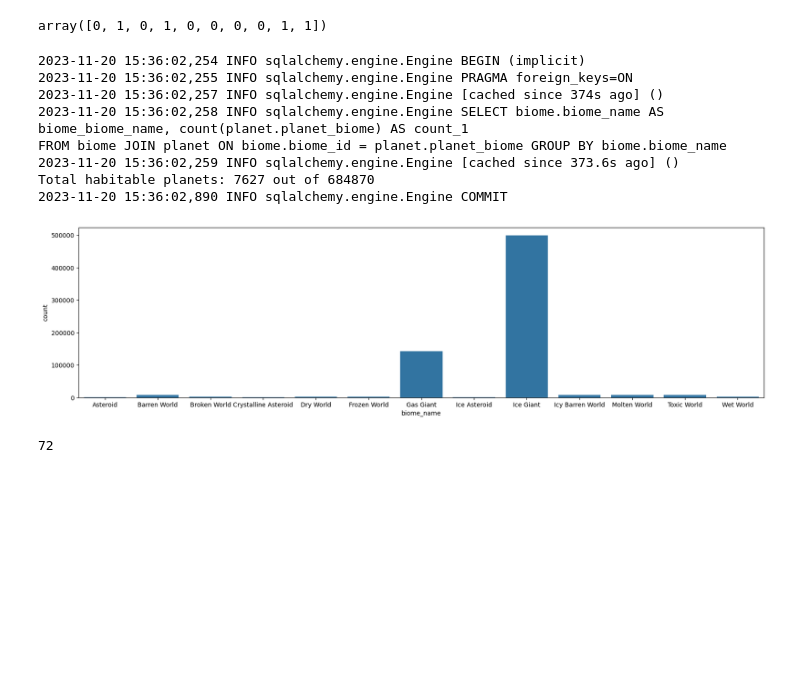
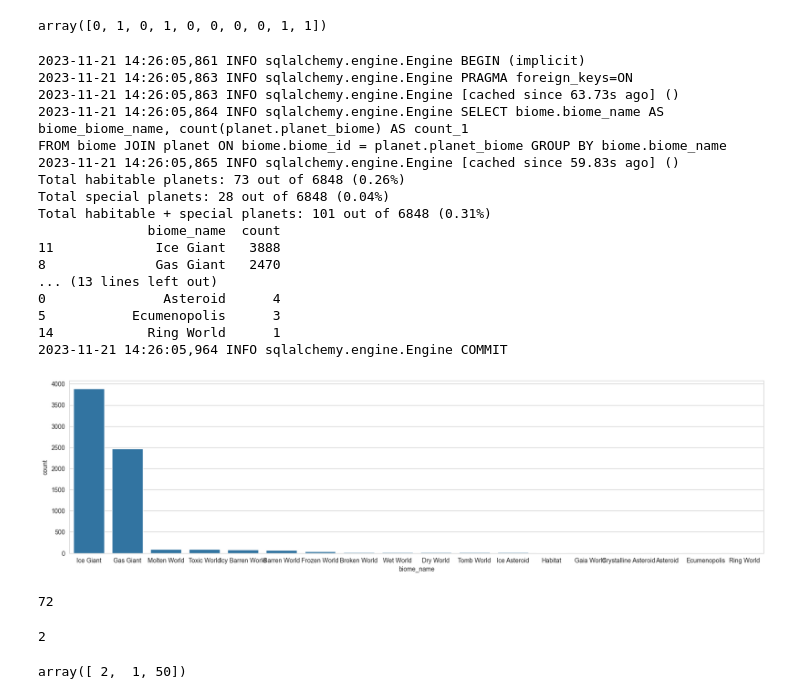
Before and after one commit to alexdaiii/spaceships-database, a Jupyter notebook: src/scratch/plot_pdf.ipynb, the cells around one changed output. Cells and saved outputs as stored; diff of their text form; code cells hidden in the pictures; blank space fills up the shorter version.

```diff
--- a/src/scratch/plot_pdf.ipynb
+++ b/src/scratch/plot_pdf.ipynb
@@ -185,43 +185,92 @@ array([0, 1, 0, 1, 0, 0, 0, 0, 1, 1])
 from sqlalchemy import func
 from src.models import Biome
 
 
 def plot_planet_by_biome():
     with get_session(engine) as session:
         # get:
         """
         SELECT biome.biome_name, COUNT(planet.biome_id) AS count
         FROM planet
         INNER JOIN biome ON planet.biome_id = biome.biome_id
         """
         biome_count = session.query(Biome.biome_name, func.count(Planet.planet_biome)).join(Planet).group_by(
             Biome.biome_name).all()
 
         # convert to df
         biome_count = pd.DataFrame(biome_count, columns=["biome_name", "count"])
 
         # print number habitable (Dry World, Frozen World, Wet World)
         habitable = biome_count[biome_count["biome_name"].isin(["Dry World", "Frozen World", "Wet World"])]
-        print(f"Total habitable planets: {habitable['count'].sum()} out of {biome_count['count'].sum()}")
+        pct_habitable = habitable["count"] / biome_count["count"].sum()
+        print(f"Total habitable planets: {habitable['count'].sum()} out of {biome_count['count'].sum()}",
+              f"({pct_habitable.values[0] * 100:.2f}%)")
+
+        # # prin number special worlds (Gaia, Tomb, Ecumenopolis, Ringworld)
+        special = biome_count[
+            biome_count["biome_name"].isin(["Gaia World", "Tomb World", "Ecumenopolis", "Ring World"])]
+        pct_special = special["count"] / biome_count["count"].sum()
+        print(f"Total special planets: {special['count'].sum()} out of {biome_count['count'].sum()}",
+              f"({pct_special.values[0] * 100:.2f}%)")
+
+        print(
+            f"Total habitable + special planets: {habitable['count'].sum() + special['count'].sum()} out of {biome_count['count'].sum()}",
+            f"({(pct_habitable.values[0] + pct_special.values[0]) * 100:.2f}%)")
+
+        # print total sorted ascending
+        biome_count = biome_count.sort_values(by="count", ascending=False)
+        print(biome_count)
 
         # plot (increase size)
 
         plt.figure(figsize=(20, 5))
         sns.barplot(x="biome_name", y="count", data=biome_count)
 
 
 plot_planet_by_biome()
 # %% [output]
-2023-11-20 15:36:02,254 INFO sqlalchemy.engine.Engine BEGIN (implicit)
-2023-11-20 15:36:02,255 INFO sqlalchemy.engine.Engine PRAGMA foreign_keys=ON
-2023-11-20 15:36:02,257 INFO sqlalchemy.engine.Engine [cached since 374s ago] ()
-2023-11-20 15:36:02,258 INFO sqlalchemy.engine.Engine SELECT biome.biome_name AS biome_biome_name, count(planet.planet_biome) AS count_1
+2023-11-21 14:26:05,861 INFO sqlalchemy.engine.Engine BEGIN (implicit)
+2023-11-21 14:26:05,863 INFO sqlalchemy.engine.Engine PRAGMA foreign_keys=ON
+2023-11-21 14:26:05,863 INFO sqlalchemy.engine.Engine [cached since 63.73s ago] ()
+2023-11-21 14:26:05,864 INFO sqlalchemy.engine.Engine SELECT biome.biome_name AS biome_biome_name, count(planet.planet_biome) AS count_1
 FROM biome JOIN planet ON biome.biome_id = planet.planet_biome GROUP BY biome.biome_name
-2023-11-20 15:36:02,259 INFO sqlalchemy.engine.Engine [cached since 373.6s ago] ()
-Total habitable planets: 7627 out of 684870
-2023-11-20 15:36:02,890 INFO sqlalchemy.engine.Engine COMMIT
+2023-11-21 14:26:05,865 INFO sqlalchemy.engine.Engine [cached since 59.83s ago] ()
+Total habitable planets: 73 out of 6848 (0.26%)
+Total special planets: 28 out of 6848 (0.04%)
+Total habitable + special planets: 101 out of 6848 (0.31%)
+              biome_name  count
+11             Ice Giant   3888
+8              Gas Giant   2470
+... (13 lines left out)
+0               Asteroid      4
+5           Ecumenopolis      3
+14            Ring World      1
+2023-11-21 14:26:05,964 INFO sqlalchemy.engine.Engine COMMIT
-[figure, old version]
+[figure, new version]
 # %%
 31 + 17 + 24
 # %% [output]
 72
+# %%
+5 // 2
+# %% [output]
+2
+# %%
+foo = pd.DataFrame([
+    {
+        "mean_num_success": 3,
+    },
+    {
+        "mean_num_success": 5,
+    },
+    {
+        "mean_num_success": 49,
+    }
+])
+
+n_trials = 50
+bern = np.random.binomial(1, foo["mean_num_success"] / n_trials, (n_trials, len(foo)))
+
+np.sum(bern, axis=0)
+# %% [output]
+array([ 2,  1, 50])
```
Also changed, not shown: parts of 3 cells of this notebook, 13 other files.
